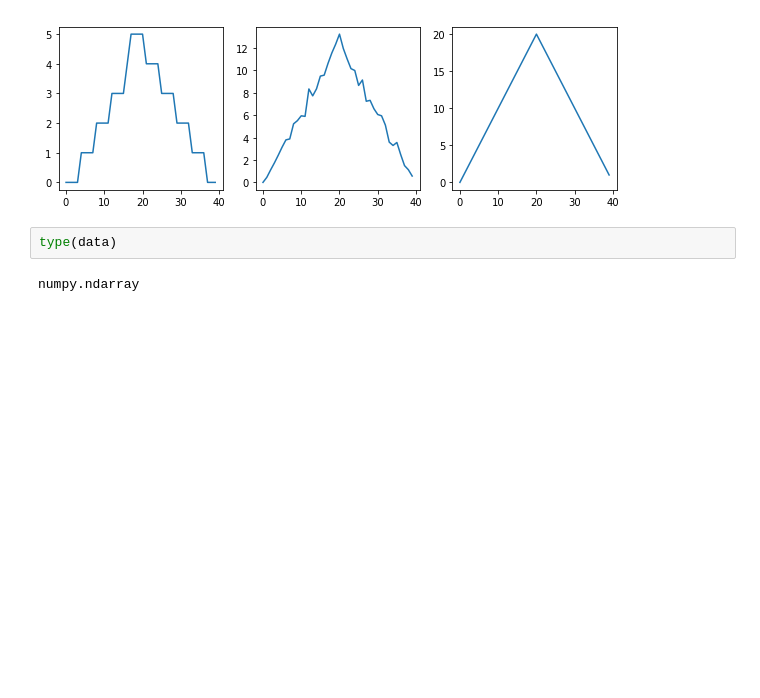
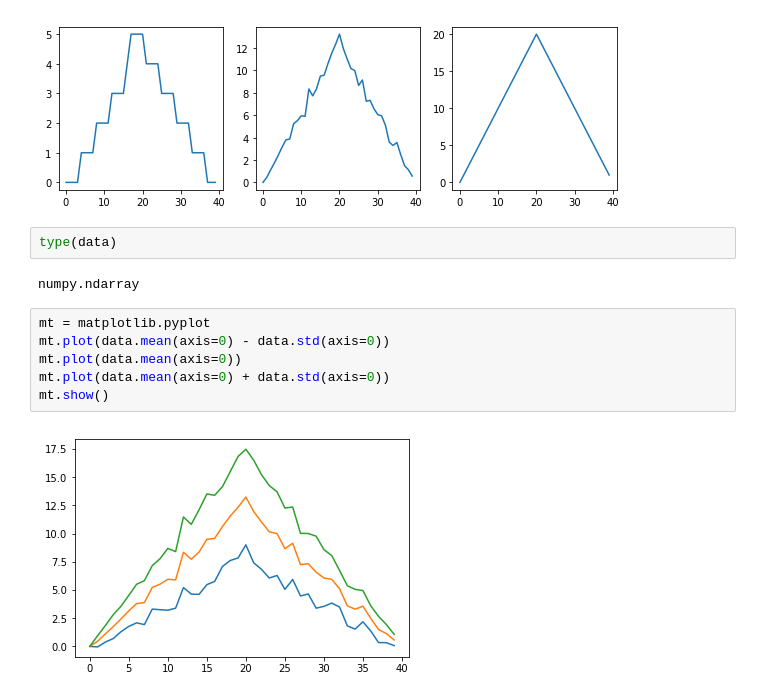
Before and after one commit to eugriner/python-novice-inflammation, a Jupyter notebook: data/Lesson1.ipynb, the cells around one changed output. Saved outputs shown, nothing was run; the diff lists cells and outputs as text; blank space fills up the shorter version.

Commit message:
ADD - More plots

```diff
--- a/data/Lesson1.ipynb
+++ b/data/Lesson1.ipynb
@@ -350,3 +351,11 @@ matplotlib.pyplot.show()
 type(data)
 # %% [output]
 numpy.ndarray
+# %%
+mt = matplotlib.pyplot
+mt.plot(data.mean(axis=0) - data.std(axis=0))
+mt.plot(data.mean(axis=0))
+mt.plot(data.mean(axis=0) + data.std(axis=0))
+mt.show()
+# %% [output]
+[figure, added]
```
Also changed, not shown: parts of 2 cells of this notebook.
